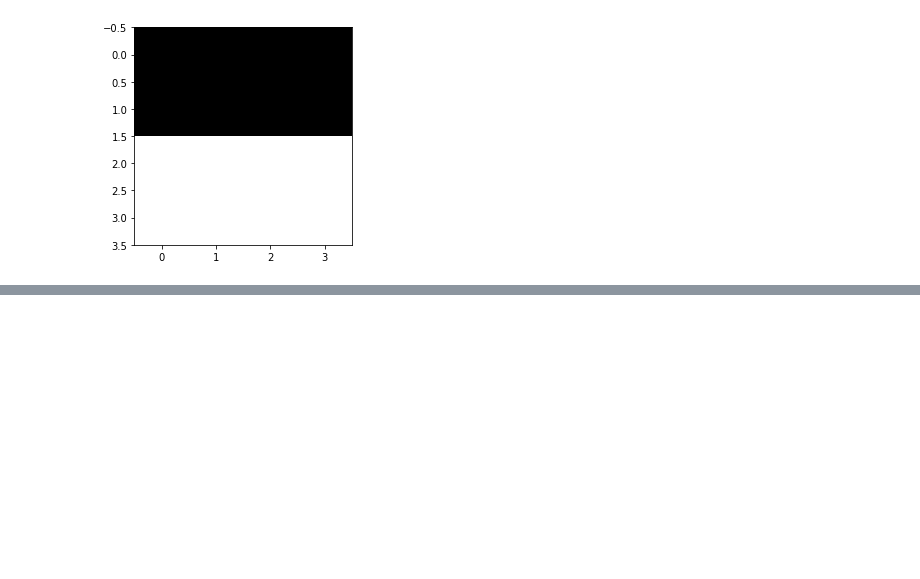
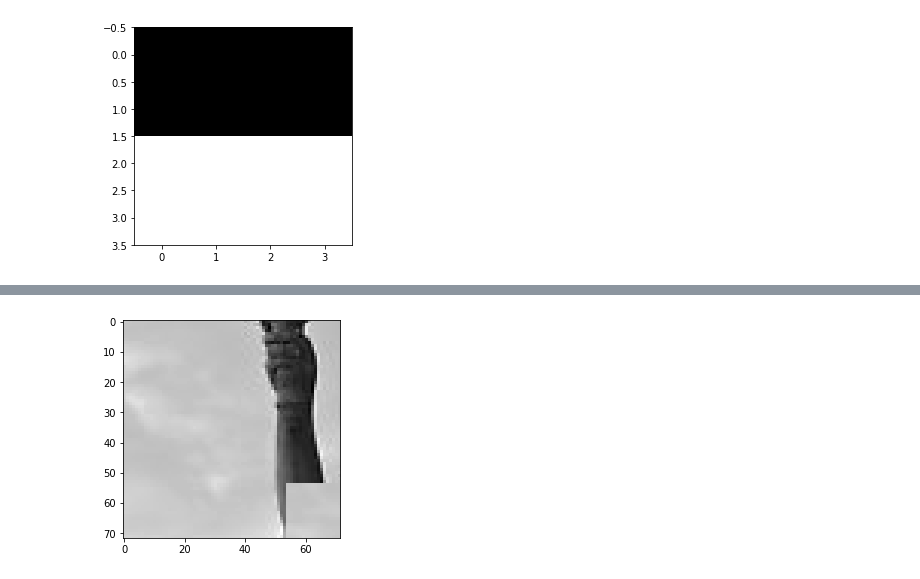
Before and after one commit to mrf444/CV_final_project, a Jupyter notebook: SURF.ipynb, the cells around one changed output, grey strips where cells are left out. Cells and saved outputs as stored; diff of their text form; code cells hidden in the pictures; blank space fills up the shorter version.

```diff
--- a/SURF.ipynb
+++ b/SURF.ipynb
@@ -974,0 +921,17 @@ array([19., 18., 17., 16., 15., 14., 13., 12., 11., 10.,  9.,  8.,  7.,
+# %%
+s=3.6
+blocks = get_straight_blocks(lady, (100,100), 3.6, 'pi/2')
+
+row1 = np.concatenate([blocks[1],blocks[2], blocks[3], blocks[4]], axis=1)
+row2 = np.concatenate([blocks[5],blocks[6], blocks[7], blocks[8]], axis=1)
+row3 = np.concatenate([blocks[9],blocks[10], blocks[11], blocks[12]], axis=1)
+row4 = np.concatenate([blocks[13],blocks[14], blocks[15], blocks[6]], axis=1)
+
+test = np.concatenate([row1,row2,row3,row4])
+
+
+plt.figure(figsize=((4,4)))
+plt.imshow(test)
+plt.show()
+# %% [output]
+[figure, added]
```
Also changed, not shown: parts of 21 cells of this notebook.
